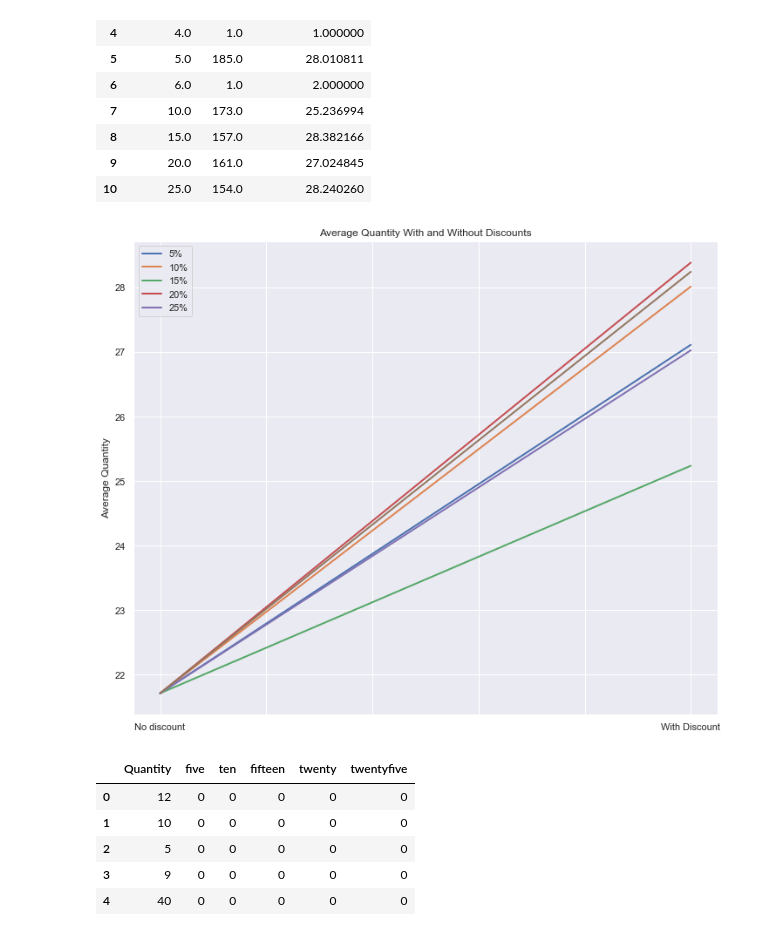
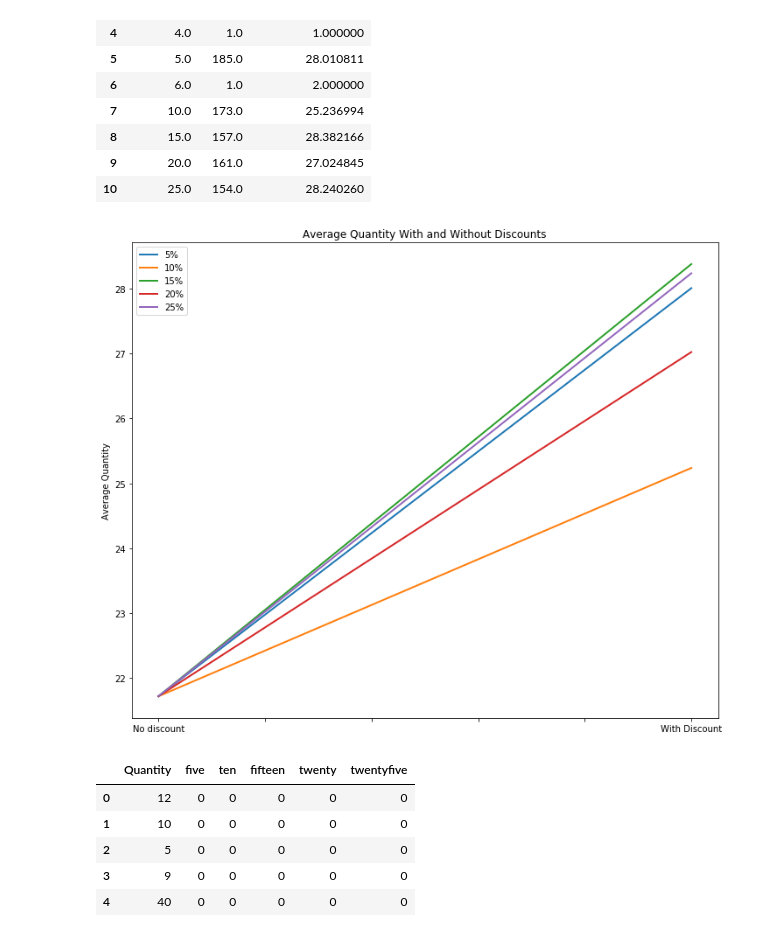
Before and after one commit to lucaskelly49/A-B-Hypothesis-Testing, a Jupyter notebook: Student.ipynb, the cells around one changed output. Saved outputs shown, nothing was run; the diff lists cells and outputs as text; code cells hidden in the pictures.

```diff
--- a/Student.ipynb
+++ b/Student.ipynb
@@ -321,8 +319,8 @@ INFO:sqlalchemy.engine.base.Engine:()
 # %%
 # Set two groups to compare
 
-controlq1 = dfq1[dfq1['Discount']==0]['Quantity']
-experimentalq1 = dfq1[dfq1['Discount']!=0]['Quantity']
+control = dfq1[dfq1['Discount']==0]['Quantity']
+experimental = dfq1[dfq1['Discount']!=0]['Quantity']
 # %%
 # Visualize the difference between the averages of the control and the mean
 
@@ -439,8 +437,8 @@ Discount levels
 
 # Breaking down those individual discount levels and comparing them to the quantities they average.
 
-y1 = controlq1.mean()
-y2 = experimentalq1.mean()
+y1 = control.mean()
+y2 = experimental.mean()
 y3 = np.mean(discounts_df[discounts_df['Discount %']==5.0]['Avg. Order Quantity'])
 y4 = np.mean(discounts_df[discounts_df['Discount %']==10.0]['Avg. Order Quantity'])
 y5 = np.mean(discounts_df[discounts_df['Discount %']==15.0]['Avg. Order Quantity'])
@@ -449,20 +447,19 @@ y7 = np.mean(discounts_df[discounts_df['Discount %']==25.0]['Avg. Order Quantity
 # %%
 # Visualization showing the change in average quantity with discounts compared to without
 
 plt.figure(figsize=(12,10))
-plt.plot([0, 5], [y1, y2], linewidth=2.0)
 plt.plot([0, 5], [y1, y3], linewidth=2.0)
 plt.plot([0, 5], [y1, y4], linewidth=2.0)
 plt.plot([0, 5], [y1, y5], linewidth=2.0)
 plt.plot([0, 5], [y1, y6], linewidth=2.0)
 plt.plot([0, 5], [y1, y7], linewidth=2.0)
 plt.xticks(np.arange(6), ('No discount', '', '', '', '', 'With Discount'))
 plt.title('Average Quantity With and Without Discounts')
 plt.ylabel('Average Quantity')
 plt.legend(['5%', '10%', '15%', '20%', '25%'], loc='upper left')
 plt.show()
 # %% [output]
-[figure, old version]
+[figure, new version]
 # %%
 # An ANOVA test will be a great way to compare discount levels and their effect on quantity.
 
```
Also changed, not shown: parts of 18 cells of this notebook.
